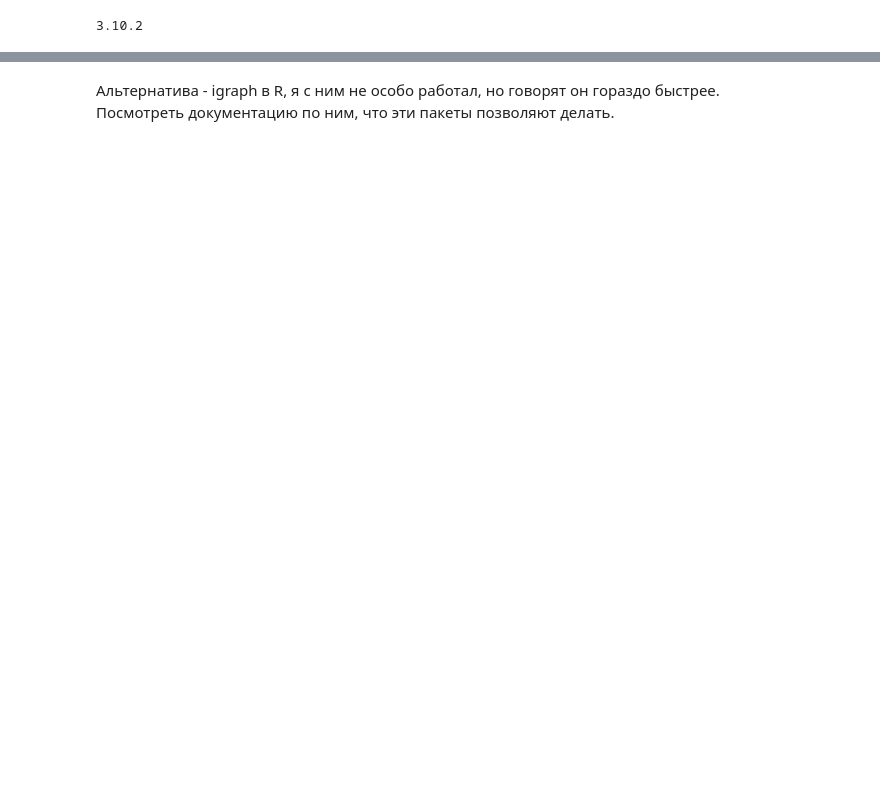
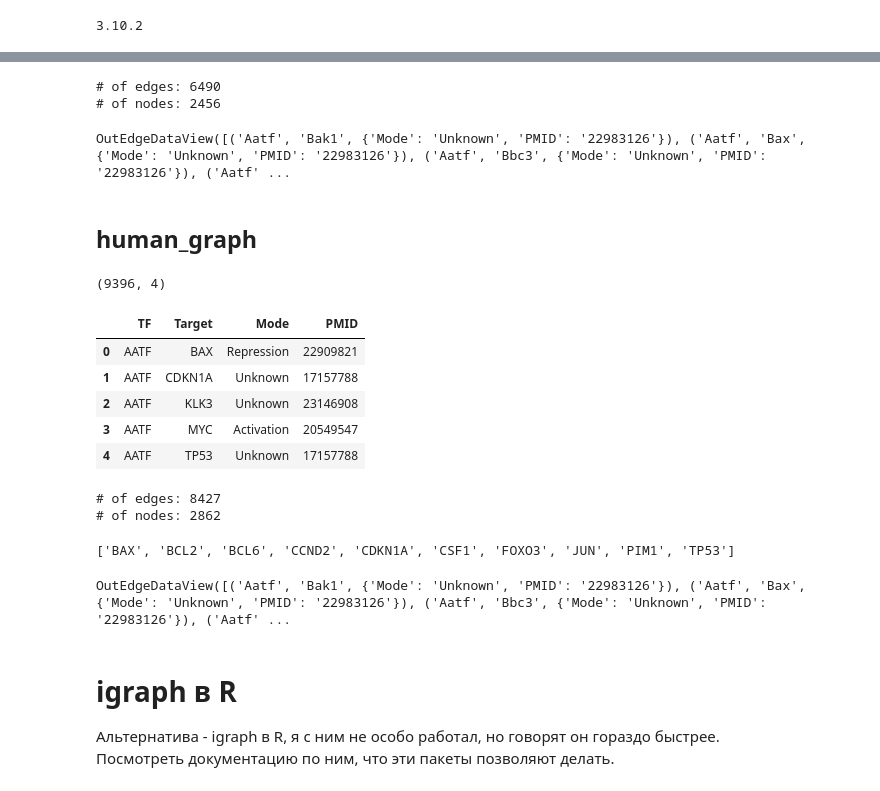
Before and after one commit to Freddsle/age_patterns, a Jupyter notebook: code/Age_project 1.ipynb, the cells around one changed output, grey strips where cells are left out. Drawn from its saved outputs; the diff is of its cells as text; code cells hidden in the pictures; blank space fills up the shorter version.

```diff
--- a/code/Age_project 1.ipynb
+++ b/code/Age_project 1.ipynb
@@ -23,0 +71,26 @@ G.add_nodes_from([
+# %%
+print('# of edges: {}'.format(mouse_graph.number_of_edges()))
+print('# of nodes: {}'.format(mouse_graph.number_of_nodes()))
+# %% [output]
+# of edges: 6490
+# of nodes: 2456
+# %%
+mouse_graph.edges(data=True)
+# %% [output]
+OutEdgeDataView([('Aatf', 'Bak1', {'Mode': 'Unknown', 'PMID': '22983126'}), ('Aatf', 'Bax', {'Mode': 'Unknown', 'PMID': '22983126'}), ('Aatf', 'Bbc3', {'Mode': 'Unknown', 'PMID': '22983126'}), ('Aatf' ...
+# %% [markdown]
+## human_graph
+# %%
+human_data = pd.read_csv('../data/trrust_rawdata.human.tsv',
+                         sep='\t', header=None,
+                         names=['TF', 'Target', 'Mode', 'PMID'])
+print(human_data.shape)
+human_data.head()
+# %% [output]
+(9396, 4)
+|  | TF | Target | Mode | PMID |
+| 0 | AATF | BAX | Repression | 22909821 |
+| 1 | AATF | CDKN1A | Unknown | 17157788 |
+| 2 | AATF | KLK3 | Unknown | 23146908 |
+| 3 | AATF | MYC | Activation | 20549547 |
+| 4 | AATF | TP53 | Unknown | 17157788 |
@@ -24,4 +99,19 @@ G.add_nodes_from([
+# %%
+print('# of edges: {}'.format(human_graph.number_of_edges()))
+print('# of nodes: {}'.format(human_graph.number_of_nodes()))
+# %% [output]
+# of edges: 8427
+# of nodes: 2862
+# %%
+print(list(human_graph.neighbors('ABL1')))
+# %% [output]
+['BAX', 'BCL2', 'BCL6', 'CCND2', 'CDKN1A', 'CSF1', 'FOXO3', 'JUN', 'PIM1', 'TP53']
+# %%
+mouse_graph.edges(data=True)
+# %% [output]
+OutEdgeDataView([('Aatf', 'Bak1', {'Mode': 'Unknown', 'PMID': '22983126'}), ('Aatf', 'Bax', {'Mode': 'Unknown', 'PMID': '22983126'}), ('Aatf', 'Bbc3', {'Mode': 'Unknown', 'PMID': '22983126'}), ('Aatf' ...
 # %% [markdown]
+# igraph в R
 Альтернатива - igraph в R, я с ним не особо работал, но говорят он гораздо быстрее. \
 Посмотреть документацию по ним, что эти пакеты позволяют делать.
 # %% [markdown]
```
Also changed, not shown: parts of 20 cells of this notebook.
